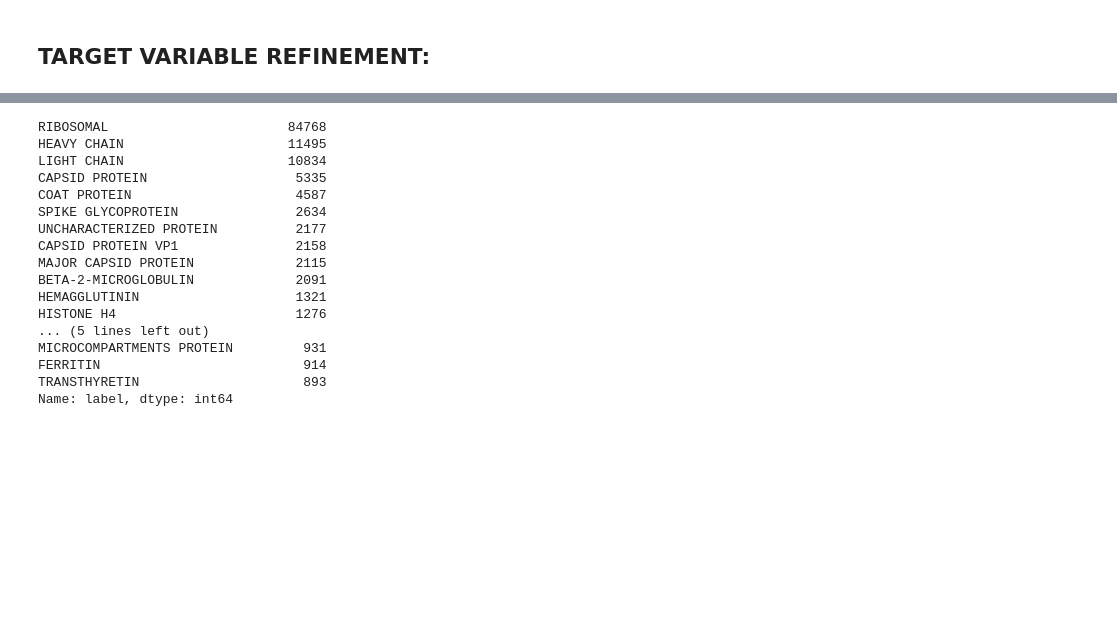
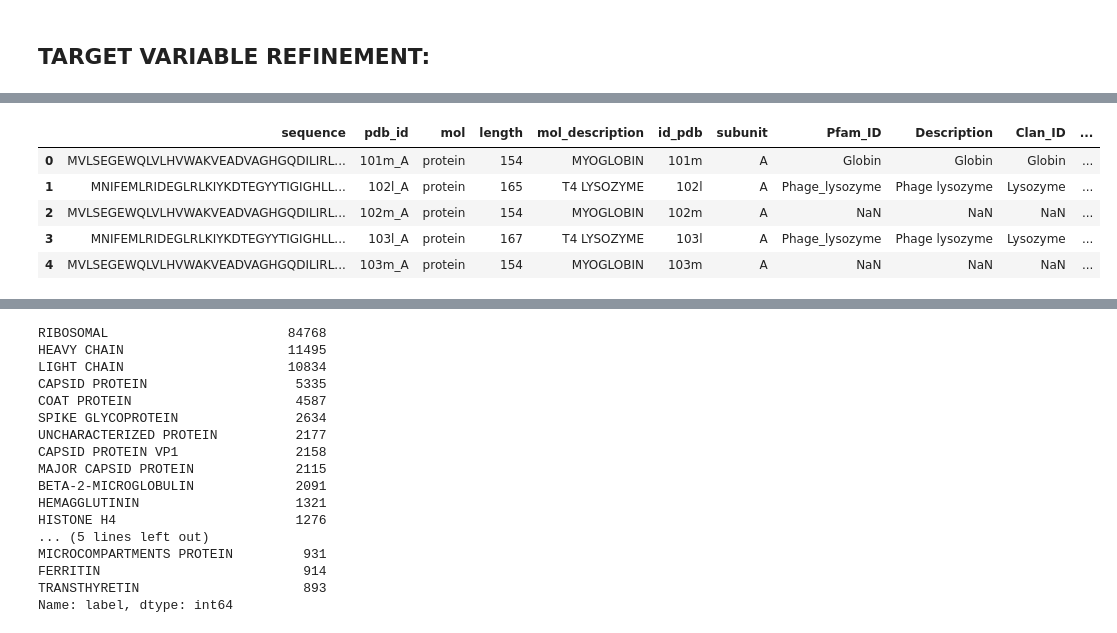
Before and after one commit to jdormaar/Functional_predictions_from_protein_residue_sequences, a Jupyter notebook: workbooks/pdb_eda.ipynb, the cells around one changed output, grey strips where cells are left out. Saved outputs shown, nothing was run; the diff lists cells and outputs as text; code cells hidden in the pictures; blank space fills up the shorter version.

```diff
--- a/workbooks/pdb_eda.ipynb
+++ b/workbooks/pdb_eda.ipynb
@@ -480,0 +228,6 @@ Name: label, dtype: int64
+# %%
+df_class = df_pfam[['Pfam_ID', 'Description', 'Clan_ID']].copy()
+df_class['id_pdb'] = df_pfam['PdbID']
+
+df = df.merge(df_class, how='left', on='id_pdb')
+df.head()
@@ -480,0 +241,3 @@ Name: label, dtype: int64
+# %%
+df_xray = df_kaggle_xray.copy()
+df_xray.head(2)
@@ -480,0 +248,12 @@ Name: label, dtype: int64
+# %%
+# Drop data relevent to xray crystallography:
+df_xray.drop(columns=[
+    'resolution',
+    'crystallizationMethod',
+    'crystallizationTempK',
+    'densityMatthews',
+    'experimentalTechnique',
+    'densityPercentSol',
+    'pdbxDetails',
+    'phValue',
+    'publicationYear'], inplace=True)
@@ -480,0 +284,21 @@ Name: label, dtype: int64
+# %%
+# Drop the nucleic acids again and the column once made redundant:
+df_xray = df_xray[df_xray['macromoleculeType']=='Protein']
+df_xray.drop(columns=['macromoleculeType'], inplace=True)
+
+# Convert molecular weight to kDa from Da:
+df_xray['structureMolecularWeight'] = round(df_xray['structureMolecularWeight']*0.001, 2)
+
+# Rename columns:
+df_xray.rename(
+    columns=({
+          'structureId': 'id_pdb'
+        ,	'classification': 'class'
+        ,	'residueCount': 'length'
+        ,	'structureMolecularWeight': 'kDa'
+    }), inplace=True
+)
+
+# Prep ids for merge:
+df_xray['id_pdb'] = df_xray['id_pdb'].str.lower()
+df_xray.head()
@@ -480,0 +312,10 @@ Name: label, dtype: int64
+# %%
+df = df.merge(df_xray, how='inner', on=('id_pdb', 'length'))
+df.head()
+# %% [output]
+|  | sequence | pdb_id | mol | length | mol_description | id_pdb | subunit | Pfam_ID | Description | Clan_ID | ... |
+| 0 | MVLSEGEWQLVLHVWAKVEADVAGHGQDILIRL... | 101m_A | protein | 154 | MYOGLOBIN | 101m | A | Globin | Globin | Globin | ... |
+| 1 | MNIFEMLRIDEGLRLKIYKDTEGYYTIGIGHLL... | 102l_A | protein | 165 | T4 LYSOZYME | 102l | A | Phage_lysozyme | Phage lysozyme | Lysozyme | ... |
+| 2 | MVLSEGEWQLVLHVWAKVEADVAGHGQDILIRL... | 102m_A | protein | 154 | MYOGLOBIN | 102m | A | NaN | NaN | NaN | ... |
+| 3 | MNIFEMLRIDEGLRLKIYKDTEGYYTIGIGHLL... | 103l_A | protein | 167 | T4 LYSOZYME | 103l | A | Phage_lysozyme | Phage lysozyme | Lysozyme | ... |
+| 4 | MVLSEGEWQLVLHVWAKVEADVAGHGQDILIRL... | 103m_A | protein | 154 | MYOGLOBIN | 103m | A | NaN | NaN | NaN | ... |
```
Also changed, not shown: parts of 53 cells of this notebook, 1 other file.
